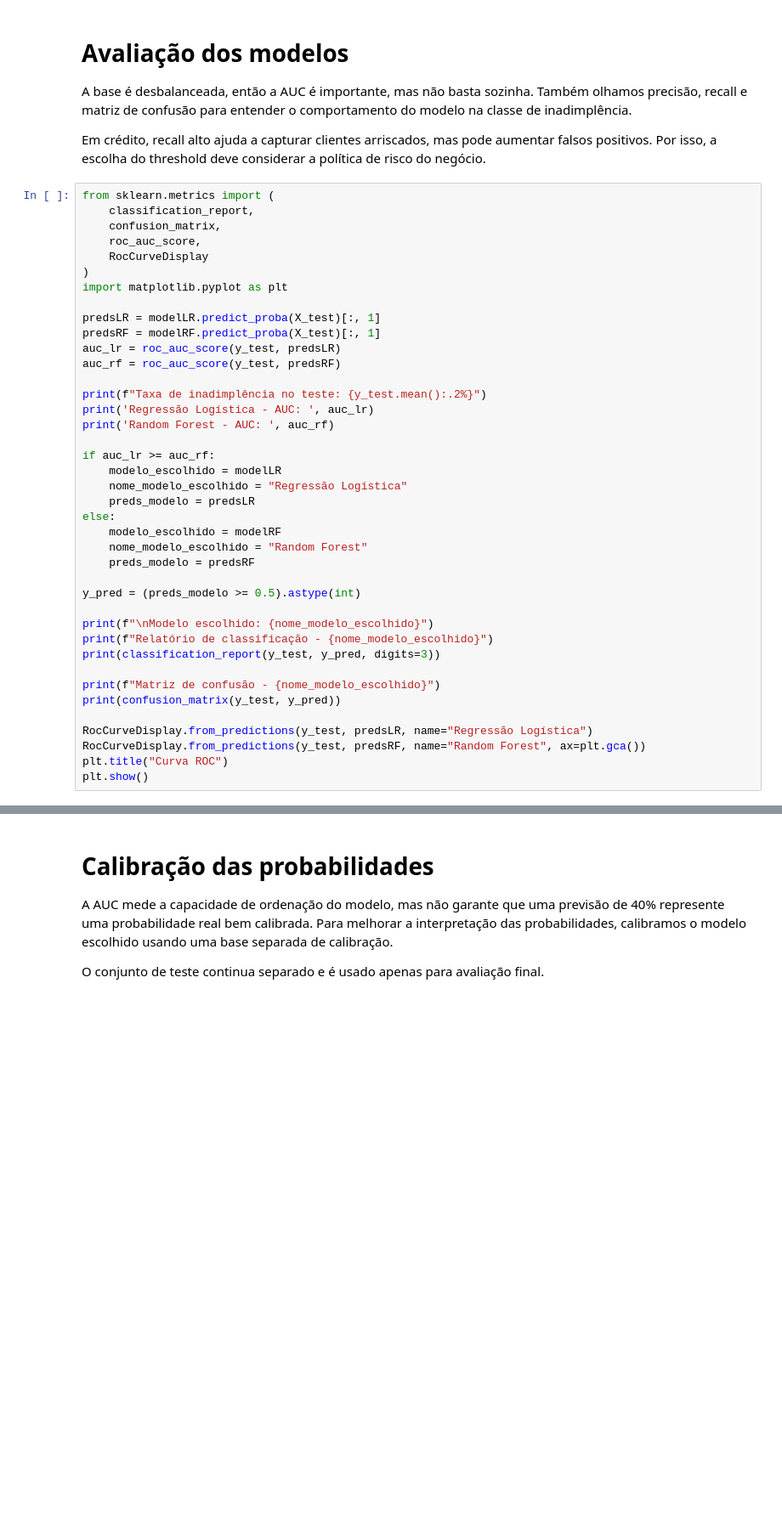
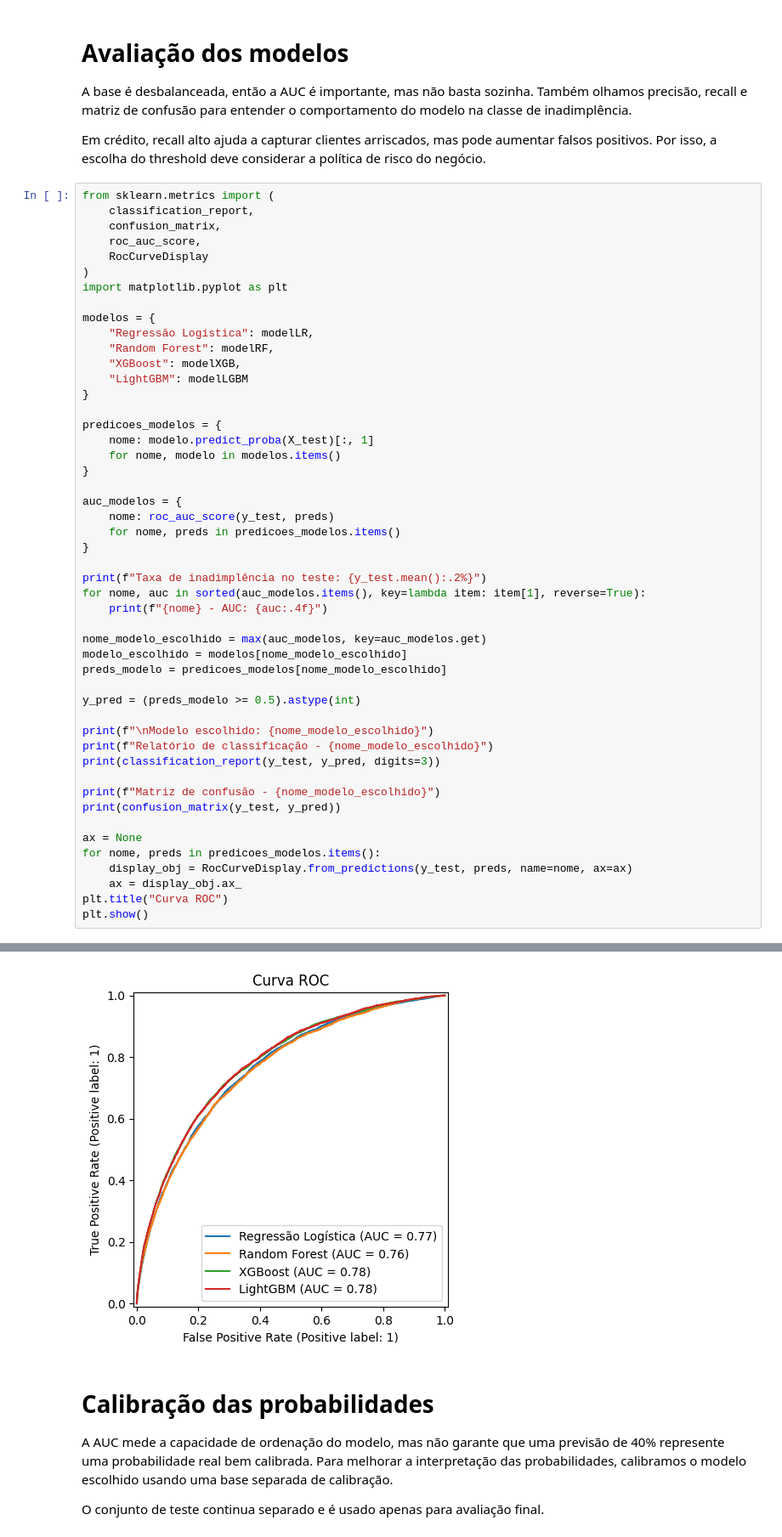
Before and after one commit to la-becca/Projects, a Jupyter notebook: Projeto_Analista_de_Credito_com_IA/Projeto_Analista_de_Crédito_com_IA.ipynb, the cells around one changed output, grey strips where cells are left out. Shown at 85% size. Saved outputs shown, nothing was run; the diff lists cells and outputs as text; blank space fills up the shorter version.

```diff
--- a/Projeto_Analista_de_Credito_com_IA/Projeto_Analista_de_Crédito_com_IA.ipynb
+++ b/Projeto_Analista_de_Credito_com_IA/Projeto_Analista_de_Crédito_com_IA.ipynb
@@ -690,23 +864,30 @@ from sklearn.metrics import (
 )
 import matplotlib.pyplot as plt
 
-predsLR = modelLR.predict_proba(X_test)[:, 1]
-predsRF = modelRF.predict_proba(X_test)[:, 1]
-auc_lr = roc_auc_score(y_test, predsLR)
-auc_rf = roc_auc_score(y_test, predsRF)
+modelos = {
+    "Regressão Logística": modelLR,
+    "Random Forest": modelRF,
+    "XGBoost": modelXGB,
+    "LightGBM": modelLGBM
+}
+
+predicoes_modelos = {
+    nome: modelo.predict_proba(X_test)[:, 1]
+    for nome, modelo in modelos.items()
+}
+
+auc_modelos = {
+    nome: roc_auc_score(y_test, preds)
+    for nome, preds in predicoes_modelos.items()
+}
 
 print(f"Taxa de inadimplência no teste: {y_test.mean():.2%}")
-print('Regressão Logística - AUC: ', auc_lr)
-print('Random Forest - AUC: ', auc_rf)
+for nome, auc in sorted(auc_modelos.items(), key=lambda item: item[1], reverse=True):
+    print(f"{nome} - AUC: {auc:.4f}")
 
-if auc_lr >= auc_rf:
-    modelo_escolhido = modelLR
-    nome_modelo_escolhido = "Regressão Logística"
-    preds_modelo = predsLR
-else:
-    modelo_escolhido = modelRF
-    nome_modelo_escolhido = "Random Forest"
-    preds_modelo = predsRF
+nome_modelo_escolhido = max(auc_modelos, key=auc_modelos.get)
+modelo_escolhido = modelos[nome_modelo_escolhido]
+preds_modelo = predicoes_modelos[nome_modelo_escolhido]
 
 y_pred = (preds_modelo >= 0.5).astype(int)
 
@@ -717,7 +898,10 @@ print(classification_report(y_test, y_pred, digits=3))
 print(f"Matriz de confusão - {nome_modelo_escolhido}")
 print(confusion_matrix(y_test, y_pred))
 
-RocCurveDisplay.from_predictions(y_test, predsLR, name="Regressão Logística")
-RocCurveDisplay.from_predictions(y_test, predsRF, name="Random Forest", ax=plt.gca())
+ax = None
+for nome, preds in predicoes_modelos.items():
+    display_obj = RocCurveDisplay.from_predictions(y_test, preds, name=nome, ax=ax)
+    ax = display_obj.ax_
 plt.title("Curva ROC")
 plt.show()
+# %% [output]
@@ -724,3 +928,4 @@ plt.show()
+[figure, added]
 # %% [markdown]
 # Calibração das probabilidades
 
```
Also changed, not shown: parts of 16 cells of this notebook.
